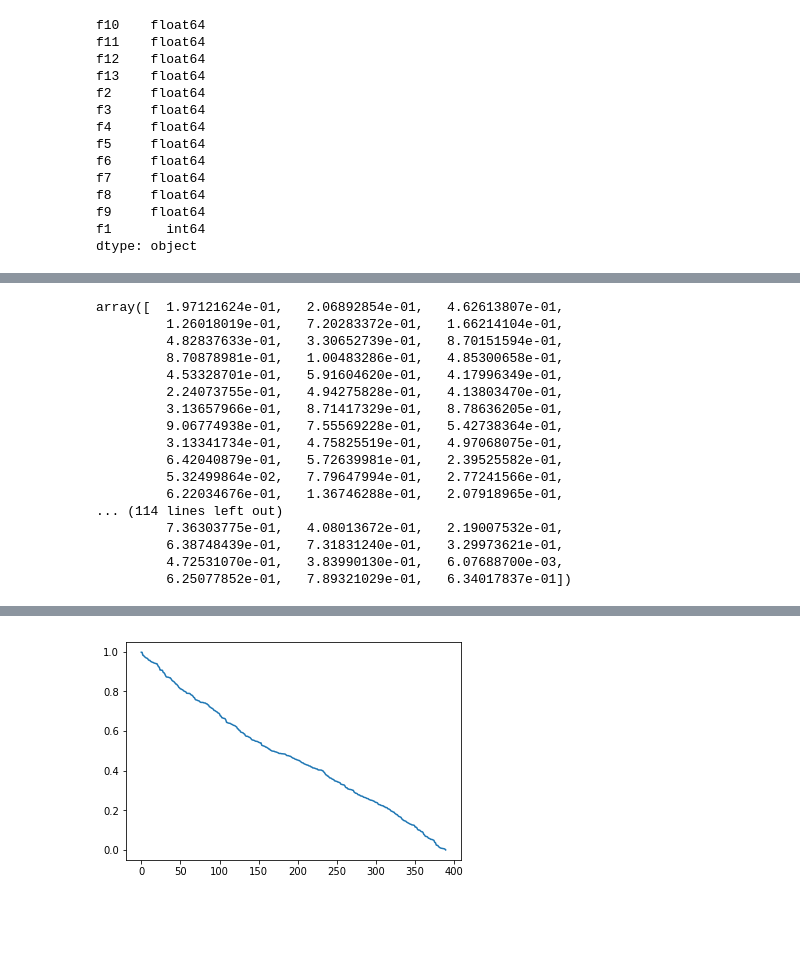
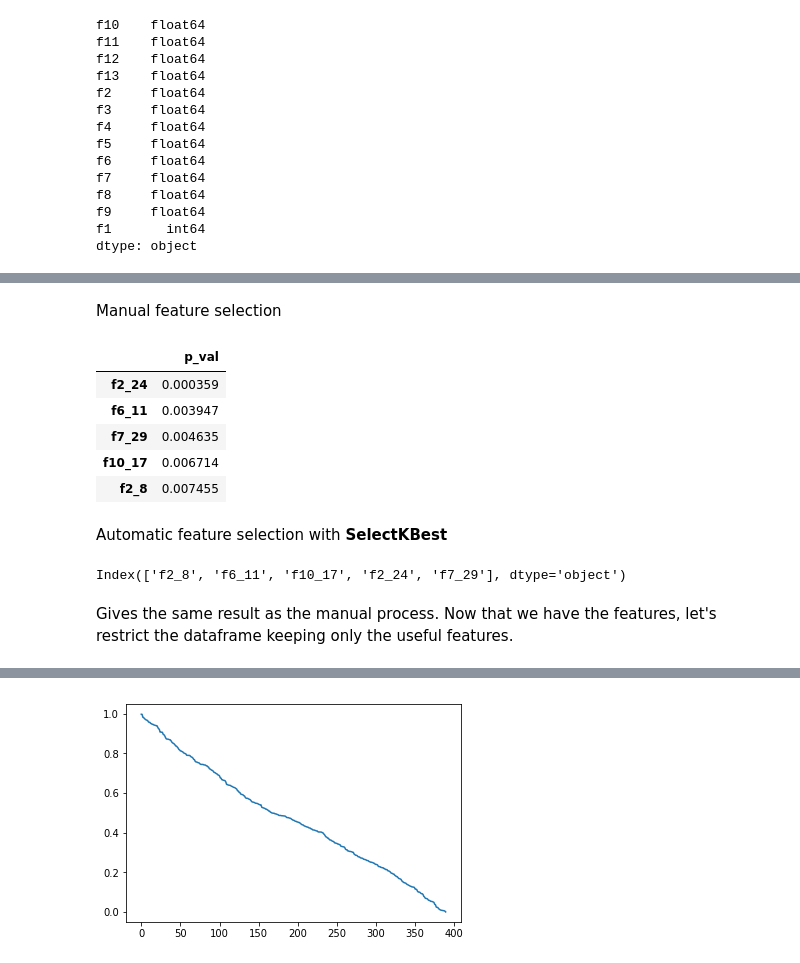
Before and after one commit to tonca/cryptocashtags, a Jupyter notebook: notebooks/Linear_Regression.ipynb, the cells around one changed output, grey strips where cells are left out. Drawn from its saved outputs; the diff is of its cells as text; code cells hidden in the pictures; blank space fills up the shorter version.

Commit message:
feat: BTC regression, logistic, classification

```diff
--- a/notebooks/Linear_Regression.ipynb
+++ b/notebooks/Linear_Regression.ipynb
@@ -235,5 +253,5 @@ plt.show()
 # %%
-idx = pd.date_range(min(tdiv_btc.index), max(tdiv_btc.index), freq='h')
+idx = pd.date_range(min(tdiv_btc.index), max(tdiv_btc.index), freq='1H')
 filled_btc = tdiv_btc.reindex(idx, method='nearest')
 
 filled_btc.head()
@@ -284,26 +300,33 @@ y = full_df['diff'].values
 from sklearn.feature_selection import f_regression
 from sklearn.model_selection import train_test_split
 # %%
+# regressors and output var
+X = full_df[full_df.columns[:-5]].values
+y = full_df['var'].values
+
 X_train, X_test, y_train, y_test = train_test_split(X, y, test_size=0.33, random_state=42)
 # %%
 (F, p_val) = f_regression(X,y)
-# %%
-p_val
-# %% [output]
-array([  1.97121624e-01,   2.06892854e-01,   4.62613807e-01,
-         1.26018019e-01,   7.20283372e-01,   1.66214104e-01,
-         4.82837633e-01,   3.30652739e-01,   8.70151594e-01,
-         8.70878981e-01,   1.00483286e-01,   4.85300658e-01,
-         4.53328701e-01,   5.91604620e-01,   4.17996349e-01,
-         2.24073755e-01,   4.94275828e-01,   4.13803470e-01,
-         3.13657966e-01,   8.71417329e-01,   8.78636205e-01,
-         9.06774938e-01,   7.55569228e-01,   5.42738364e-01,
-         3.13341734e-01,   4.75825519e-01,   4.97068075e-01,
-         6.42040879e-01,   5.72639981e-01,   2.39525582e-01,
-         5.32499864e-02,   7.79647994e-01,   2.77241566e-01,
-         6.22034676e-01,   1.36746288e-01,   2.07918965e-01,
-... (114 lines left out)
-         7.36303775e-01,   4.08013672e-01,   2.19007532e-01,
-         6.38748439e-01,   7.31831240e-01,   3.29973621e-01,
-         4.72531070e-01,   3.83990130e-01,   6.07688700e-03,
-         6.25077852e-01,   7.89321029e-01,   6.34017837e-01])
+# %% [markdown]
+Manual feature selection
+# %%
+# confidence level
+alpha = 0.01
+# statistically significant regressors
+regr_index = p_val < alpha
+regr_names = full_df.columns[:-5][regr_index]
+regr_values = p_val[regr_index]
+
+# show significant features with corresponding pvalue
+regr_df = pd.DataFrame(index=regr_names, columns=['p_val'])
+regr_df['p_val'] = regr_values
+regr_df.sort_values(by=['p_val'], ascending=True)
+# %% [output]
+|  | p_val |
+| f2_24 | 0.000359 |
+| f6_11 | 0.003947 |
+| f7_29 | 0.004635 |
+| f10_17 | 0.006714 |
+| f2_8 | 0.007455 |
+# %% [markdown]
+Automatic feature selection with **SelectKBest**
@@ -309,0 +335,10 @@ array([  1.97121624e-01,   2.06892854e-01,   4.62613807e-01,
+# %%
+X = full_df[full_df.columns[:-5]]
+y = full_df['var']
+X_new = SelectKBest(f_regression, k=5).fit(X1, y1)
+selected_feat = full_df.columns[:-5][X_new.get_support()]
+selected_feat
+# %% [output]
+Index(['f2_8', 'f6_11', 'f10_17', 'f2_24', 'f7_29'], dtype='object')
+# %% [markdown]
+Gives the same result as the manual process. Now that we have the features, let's restrict the dataframe keeping only the useful features.
```
Also changed, not shown: parts of 19 cells of this notebook.
